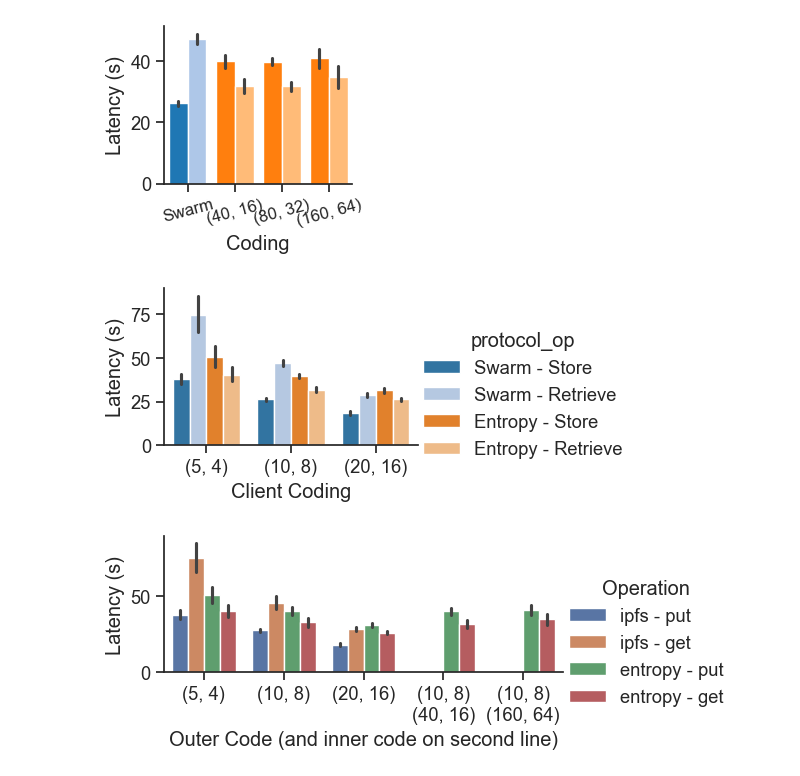
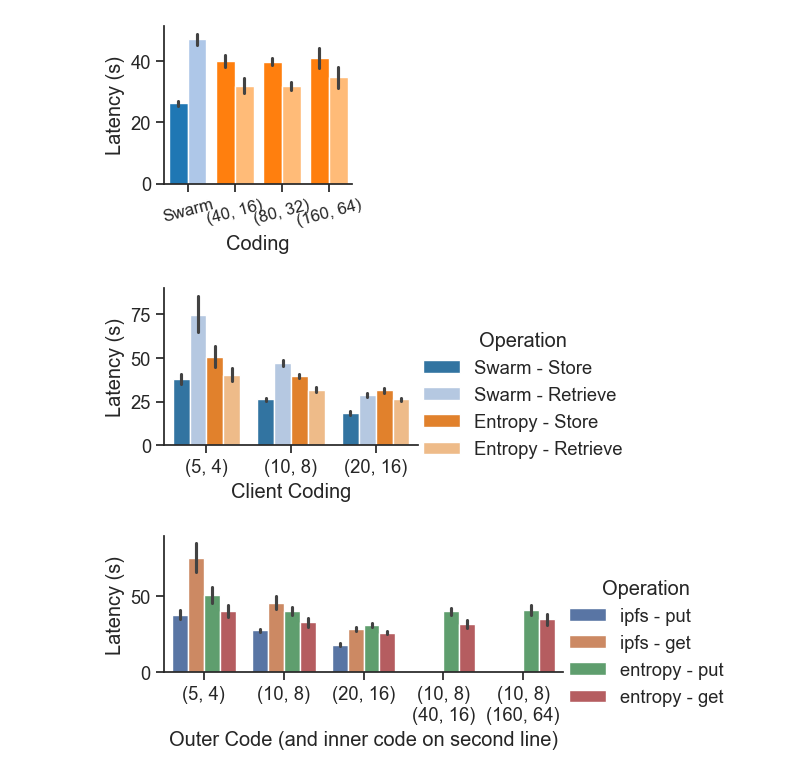
Before and after one commit to sgdxbc/new-entropy-paper, a Jupyter notebook: graphs/deploy.ipynb, the cells around one changed output. Saved outputs shown, nothing was run; the diff lists cells and outputs as text; code cells hidden in the pictures.

Commit message:
eval: latency graph

```diff
--- a/graphs/deploy.ipynb
+++ b/graphs/deploy.ipynb
@@ -102,16 +102,17 @@ f.savefig('latency-inner.pdf')
 # %%
 cell_data = data[data['inner_code'] == '(80, 32)']
 f = sns.catplot(
     data=cell_data, kind="bar",
     x="outer_code", y="latency", hue="protocol_op",
     order=['(5, 4)', '(10, 8)', '(20, 16)'],
     palette=[*swarm_colors, *encoding_colors],
     height=2.56, aspect=1.5)
 f.set(xlabel = "Client Coding")
 f.set(ylabel="Latency (s)")
+f._legend.set_title('Operation')
 f.savefig('latency-outer.pdf')
 # %% [output]
-[figure, old version]
+[figure, new version]
 # %%
 def group(row):
     if row['inner_code'] == '(80, 32)':
```
Also changed, not shown: 2 other files.
